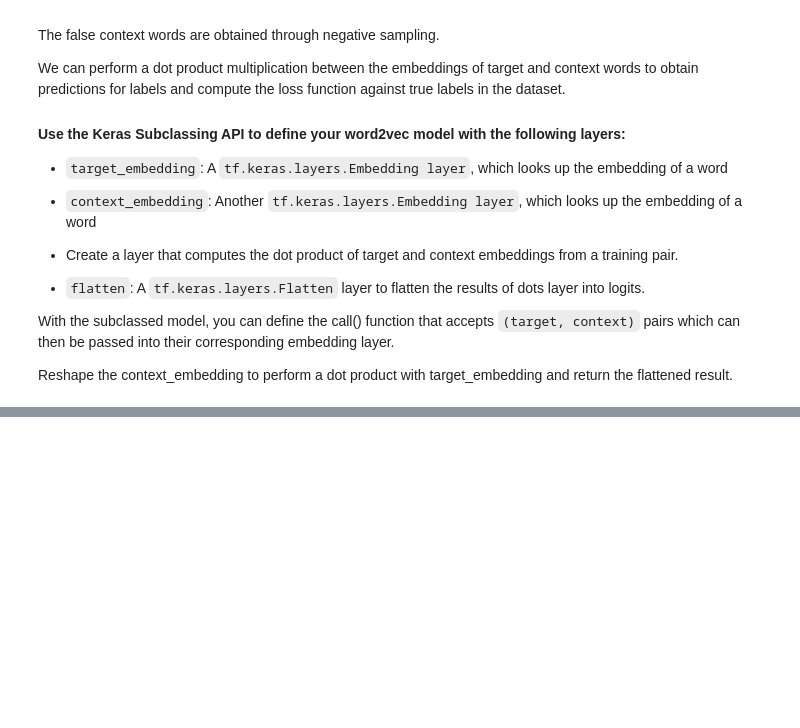
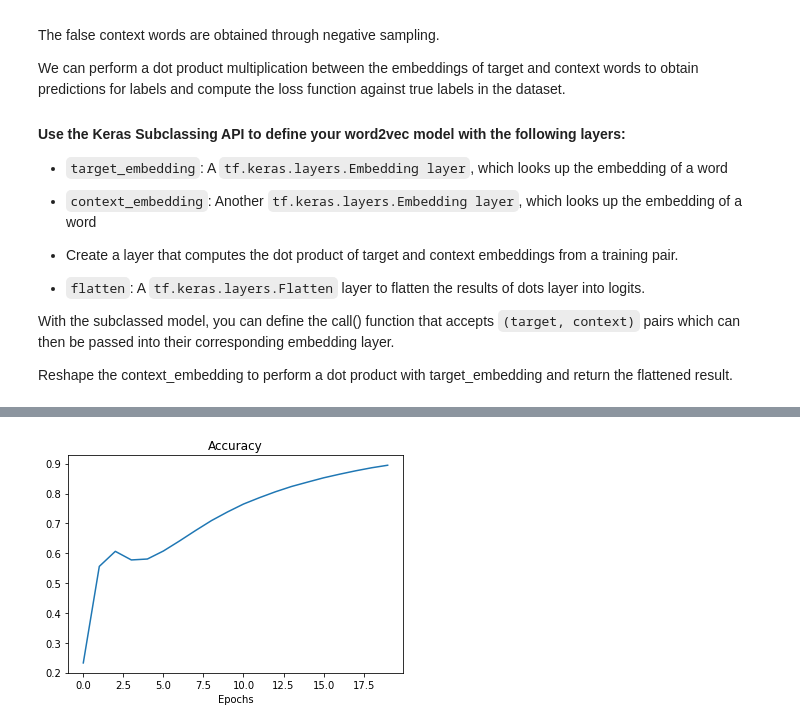
Before and after one commit to Ajay-user/DataScience, a Jupyter notebook: Natural Language Processing/Skip_gram_model.ipynb, the cells around one changed output, grey strips where cells are left out. Drawn from its saved outputs; the diff is of its cells as text; code cells hidden in the pictures; blank space fills up the shorter version.

```diff
--- a/Natural Language Processing/Skip_gram_model.ipynb
+++ b/Natural Language Processing/Skip_gram_model.ipynb
@@ -481,0 +485,6 @@ plt.xlabel('Epochs');
+# %%
+plt.plot(history.history['accuracy']);
+plt.title('Accuracy')
+plt.xlabel('Epochs');
+# %% [output]
+[figure, added]
```
Also changed, not shown: parts of 13 cells of this notebook.
